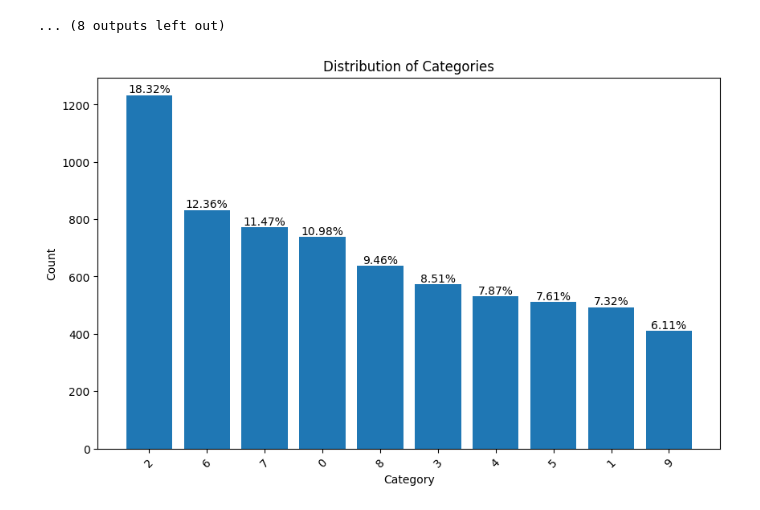
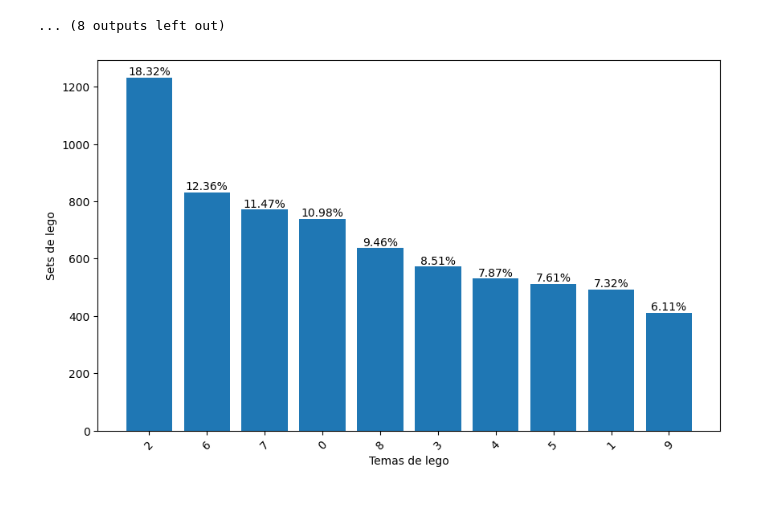
Before and after one commit to BenjaSar/ApMaqI, a Jupyter notebook: TP_ApM1.ipynb, the cells around one changed output. Cells and saved outputs as stored; diff of their text form; code cells hidden in the pictures.

```diff
--- a/TP_ApM1.ipynb
+++ b/TP_ApM1.ipynb
@@ -325,28 +330,27 @@ max      1.000000    0.025316    0.011905         1.000000    0.0
 # %%
 # Verificar el balance de clases
 
 # Calcular counts y porcentajes
 valid_categories = data["themes"].astype(str)
 category_counts = valid_categories.value_counts()
 total_count = len(valid_categories)
 category_percentages = (category_counts / total_count) * 100
 
 # Grafico
 plt.figure(figsize=(10, 6))
 bars = plt.bar(category_counts.index, category_counts)
-plt.xlabel("Category")
-plt.ylabel("Count")
-plt.title("Distribution of Categories")
+plt.xlabel("Temas de lego")
+plt.ylabel("Sets de lego")
 
 # Agregar porcentajes sobre las barras
 for i, bar in enumerate(bars):
     height = bar.get_height()
     category = category_counts.index[i]
     if category in category_percentages:
         percentage = category_percentages[category]
         plt.text(bar.get_x() + bar.get_width() / 2, height, f"{percentage:.2f}%", ha="center", va="bottom")
 
 plt.xticks(rotation=45)
 plt.show()
 # %% [output]
-[figure, old version]
+[figure, new version]
```
Also changed, not shown: parts of 6 cells of this notebook.
